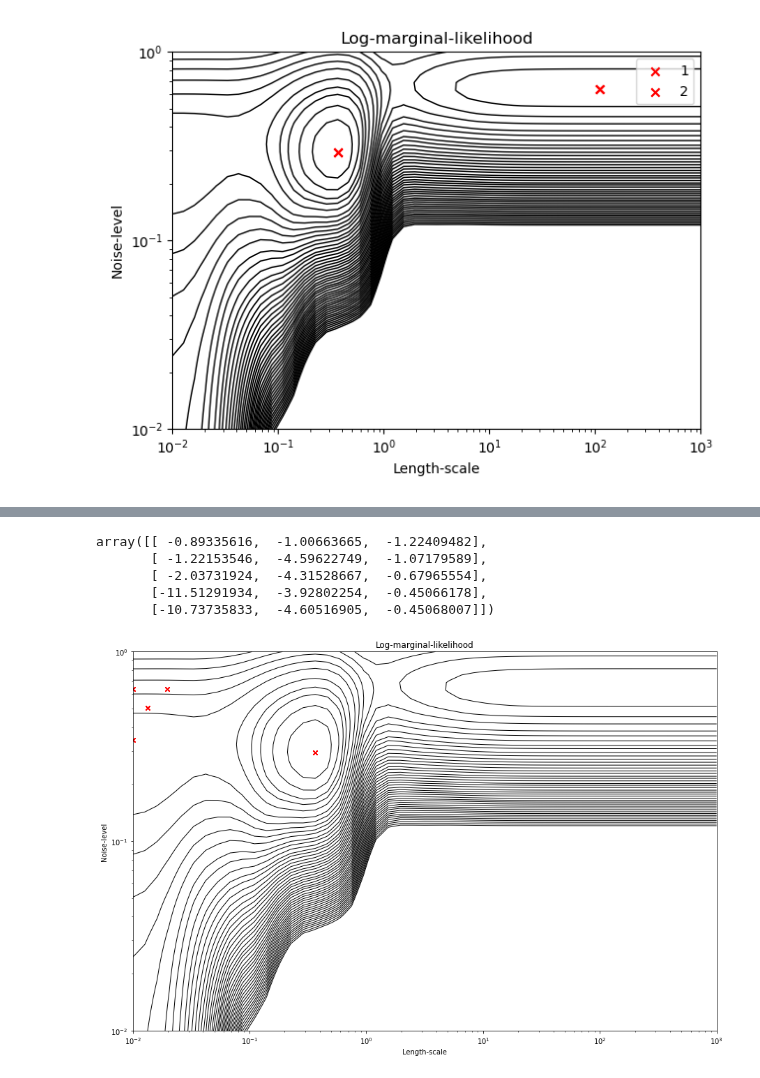
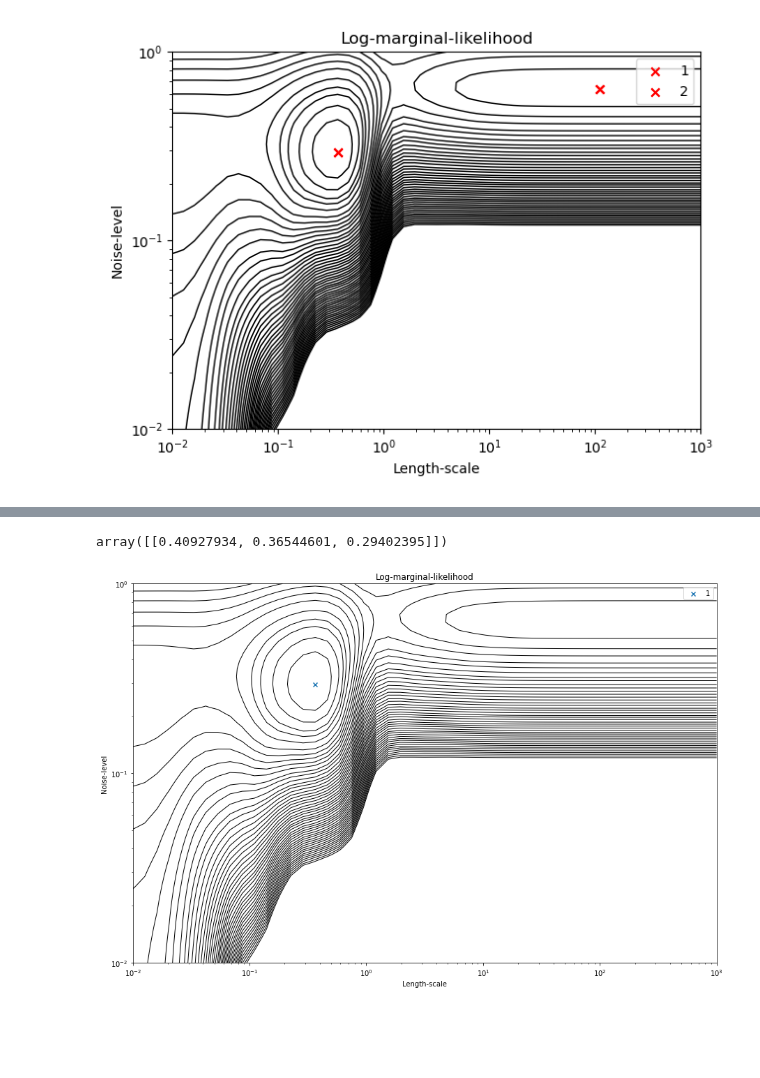
Before and after one commit to lbl-camera/HGDL, a Jupyter notebook: paper/sklearn/generate_plots.ipynb, the cells around one changed output, grey strips where cells are left out. Saved outputs shown, nothing was run; the diff lists cells and outputs as text; code cells hidden in the pictures; blank space fills up the shorter version.

```diff
--- a/paper/sklearn/generate_plots.ipynb
+++ b/paper/sklearn/generate_plots.ipynb
@@ -39,36 +47,37 @@ sys     0m2.510s
 # %%
-thetas = np.load('data/hgdl_thetas.npy')
+thetas = np.exp(np.load('data/hgdl_thetas.npy'))
+# %%
+thetas[:,1] = np.exp(np.log(thetas[:,1]))
 # %%
 thetas
 # %% [output]
-array([[ -0.89335616,  -1.00663665,  -1.22409482],
-       [ -1.22153546,  -4.59622749,  -1.07179589],
-       [ -2.03731924,  -4.31528667,  -0.67965554],
-       [-11.51291934,  -3.92802254,  -0.45066178],
-       [-10.73735833,  -4.60516905,  -0.45068007]])
+array([[0.40927934, 0.36544601, 0.29402395]])
 # %%
 plt.figure(figsize=(15,10))
 
 theta0 = np.logspace(-2, 3, 49)
 theta1 = np.logspace(-2, 0, 50)
 Theta0, Theta1 = np.meshgrid(theta0, theta1)
 from matplotlib.colors import LogNorm
 
 vmin, vmax = (-LML).min(), (-LML).max()
 vmax = 50
 level = np.around(np.logspace(np.log10(vmin), np.log10(vmax), 50), decimals=1)
 plt.contour(Theta0, Theta1, -LML,
             #levels=level, norm=LogNorm(vmin=vmin, vmax=vmax))
             levels=level, colors='black', linewidths=1., norm=LogNorm(vmin=vmin, vmax=vmax))
 plt.xscale("log")
 plt.yscale("log")
 plt.xlabel("Length-scale")
 plt.ylabel("Noise-level")
 plt.title("Log-marginal-likelihood");
-x, y = np.exp(thetas[:,1]), np.exp(thetas[:,2])
+x, y = thetas[:,1], thetas[:,2]
 for i, (pt_x, pt_y) in enumerate(zip(x,y)):
     name = str(i+1)
-    plt.scatter(x, y, c='red', marker='x', label=name)
+    plt.scatter(pt_x, pt_y, marker='x', label=name)
+#    plt.scatter(x, y, c='red', marker='x', label=name)
+
     #print(x,y)
+plt.legend();
 # %% [output]
-[figure, old version]
+[figure, new version]
```
Also changed, not shown: parts of 2 cells of this notebook, 8 other files.
